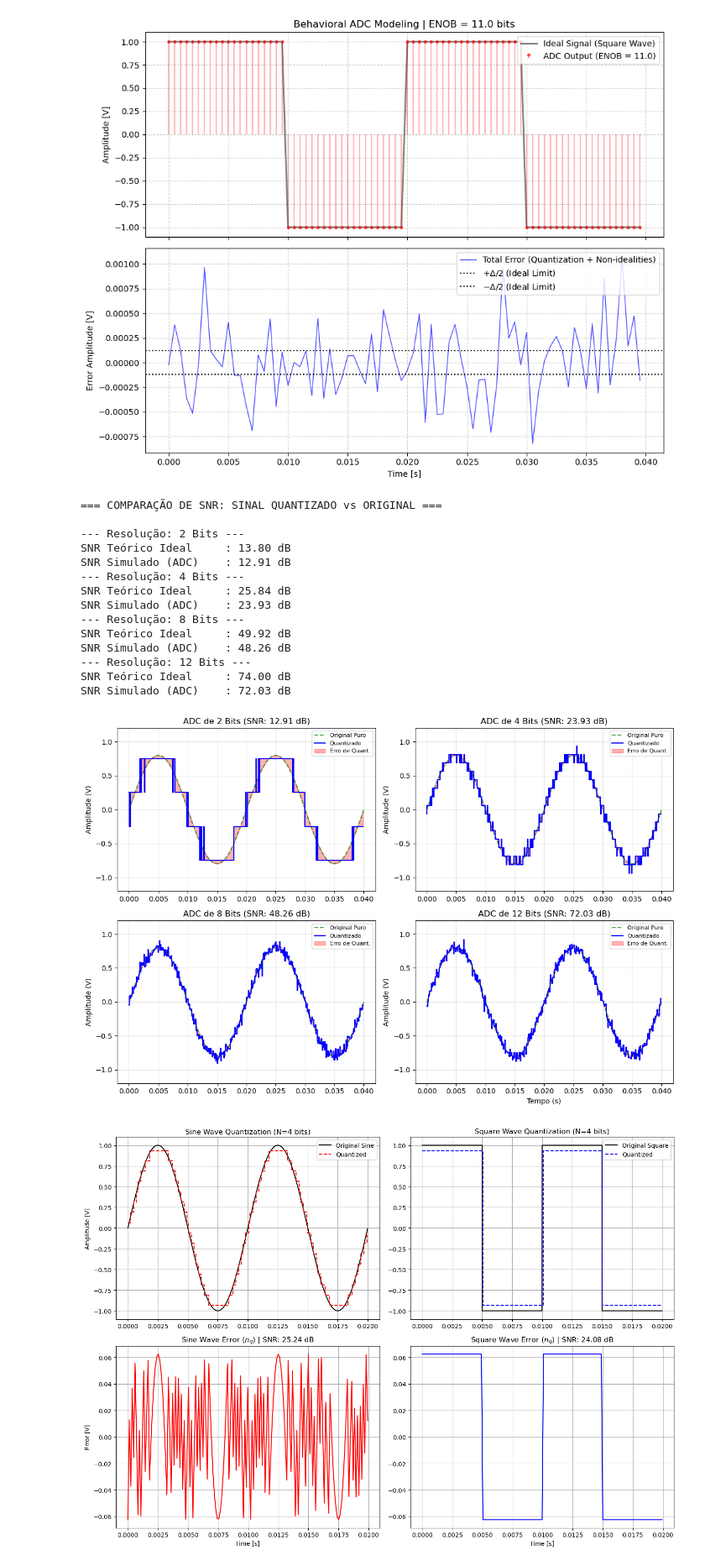
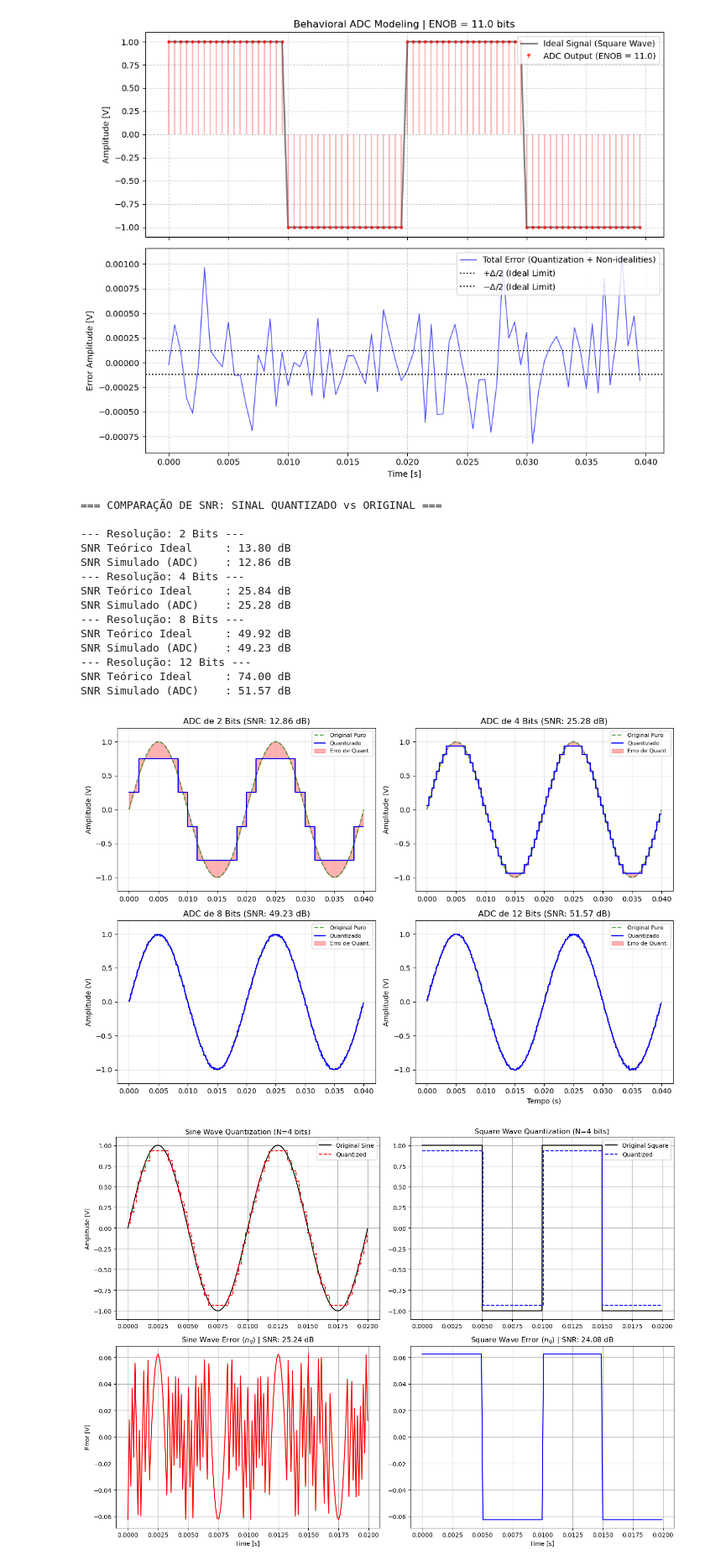
Before and after one commit to elmerfariass/DSPcap, a Jupyter notebook: ADC&DAC.ipynb, the cells around one changed output. Shown at 84% size. Cells and saved outputs as stored; diff of their text form; code cells hidden in the pictures.

```diff
--- a/ADC&DAC.ipynb
+++ b/ADC&DAC.ipynb
@@ -180,7 +180,7 @@ def adc_simulation(x_analog, fs_analog, fs_sample, bits, v_min, v_max, noise_std
     step = max(1, int(fs_analog / fs_sample))
     t_sampled = t_analog[::step]
     x_sampled = x_noisy[::step]
-
+    x_analog_amostrado = x_analog[::step]  # Sinal original amostrado para comparação
     # 3. QUANTIZE
     # The continuous amplitude values are represented by a finite set of predefined levels
 
@@ -221,7 +221,7 @@ def adc_simulation(x_analog, fs_analog, fs_sample, bits, v_min, v_max, noise_std
 
     # 6. SNR AND ENOB CALCULATION
    # Calculate the average power (mean square) of the sampled signal and the quantization noise
-    P_signal = np.mean(x_sampled**2)
+    P_signal = np.mean(x_analog_amostrado**2)  ##(x_sampled**2)
     P_noise = np.mean(quantization_noise**2)
 
     # Prevents division by zero if the noise is perfectly zero (extreme theoretical scenario)
@@ -348,7 +348,7 @@ f_signal_test = 100 # 100 Hz sine wave
 t_temp = np.linspace(0, 0.05, int(fs_analog_test * 0.05))
 
 # Full-scale sine wave for the ENOB formula to work perfectly
-x_analog_test = np.sin(2 * np.pi * f_signal_test * t_temp)
+x_analog_test = 0.8*np.sin(2 * np.pi * f_signal_test * t_temp)
 
 fs_sample_test = 5000 # 5 kHz
 v_min_test = -1.0
@@ -375,7 +375,7 @@ for bits in bit_levels:
         bits=bits,
         v_min=v_min_test,
         v_max=v_max_test,
-        noise_std=0.0 # No external noise to isolate the quantization noise
+        noise_std=0.07 # No external noise to isolate the quantization noise
     )
 
     # Calculate the RMS Error (Square Root of the Mean Noise Power)
@@ -655,7 +653,7 @@ Quantization Step: 0.000244 V
 fs_analog = 200000  # Frequência base muito alta para simular o contínuo
 fs_sample = 10000   # Frequência de amostragem do ADC (10 kHz - bem acima de Nyquist para evitar aliasing)
 f_signal = 50       # Onda senoidal de 50 Hz
-A = 0.8             # Amplitude máxima de 1V (ocupa toda a faixa do ADC)
+A = 1             # Amplitude máxima de 1V (ocupa toda a faixa do ADC)
 v_min, v_max = -1.0, 1.0
 
 # Eixo de tempo e sinal original
@@ -675,7 +673,7 @@ plt.figure(figsize=(12, 8))
 
 for i, bits in enumerate(resolucoes):
     # Simulação sem ruído térmico (noise_std=0) para focar SÓ no erro de quantização
-    t_sampled, x_sampled, x_quantized, q_noise, bin_out, snr_simulado, enob = adc_simulation(x_original, fs_analog, fs_sample, bits, v_min, v_max, noise_std=0.05)
+    t_sampled, x_sampled, x_quantized, q_noise, bin_out, snr_simulado, enob = adc_simulation(x_original, fs_analog, fs_sample, bits, v_min, v_max, noise_std=0.01)
 
     # SNR Teórico da Quantização para uma senoide
     snr_teorico = (6.02 * bits) + 1.76
@@ -693,38 +691,38 @@ for i, bits in enumerate(resolucoes):
 
     # Plotagem
     plt.subplot(2, 2, i+1)
     plt.plot(t_analog, x_original, 'g--', alpha=0.7, label='Original Puro')
     plt.step(t_sampled, x_quantized, where='mid', color='blue', linewidth=1.5, label='Quantizado')
 
     # Destacando o erro visualmente com preenchimento
     plt.fill_between(t_sampled, x_original_amostrado, x_quantized, color='red', alpha=0.3, step='mid', label='Erro de Quant.')
 
     plt.title(f'ADC de {bits} Bits (SNR: {snr_simulado:.2f} dB)')
     plt.ylabel('Amplitude (V)')
     plt.ylim(-1.2, 1.2)
     plt.legend(loc='upper right', fontsize=8)
     plt.grid(True, alpha=0.3)
 
 plt.xlabel('Tempo (s)')
 plt.tight_layout()
 
 plt.show()
 # %% [output]
 === COMPARAÇÃO DE SNR: SINAL QUANTIZADO vs ORIGINAL ===
 
 --- Resolução: 2 Bits ---
 SNR Teórico Ideal     : 13.80 dB
-SNR Simulado (ADC)    : 12.91 dB
+SNR Simulado (ADC)    : 12.86 dB
 --- Resolução: 4 Bits ---
 SNR Teórico Ideal     : 25.84 dB
-SNR Simulado (ADC)    : 23.93 dB
+SNR Simulado (ADC)    : 25.28 dB
 --- Resolução: 8 Bits ---
 SNR Teórico Ideal     : 49.92 dB
-SNR Simulado (ADC)    : 48.26 dB
+SNR Simulado (ADC)    : 49.23 dB
 --- Resolução: 12 Bits ---
 SNR Teórico Ideal     : 74.00 dB
-SNR Simulado (ADC)    : 72.03 dB
+SNR Simulado (ADC)    : 51.57 dB
-[figure, old version]
+[figure, new version]
 # %%
 fs_analog = 100000
 fs_sample = 8000
```
Also changed, not shown: parts of 2 cells of this notebook.
